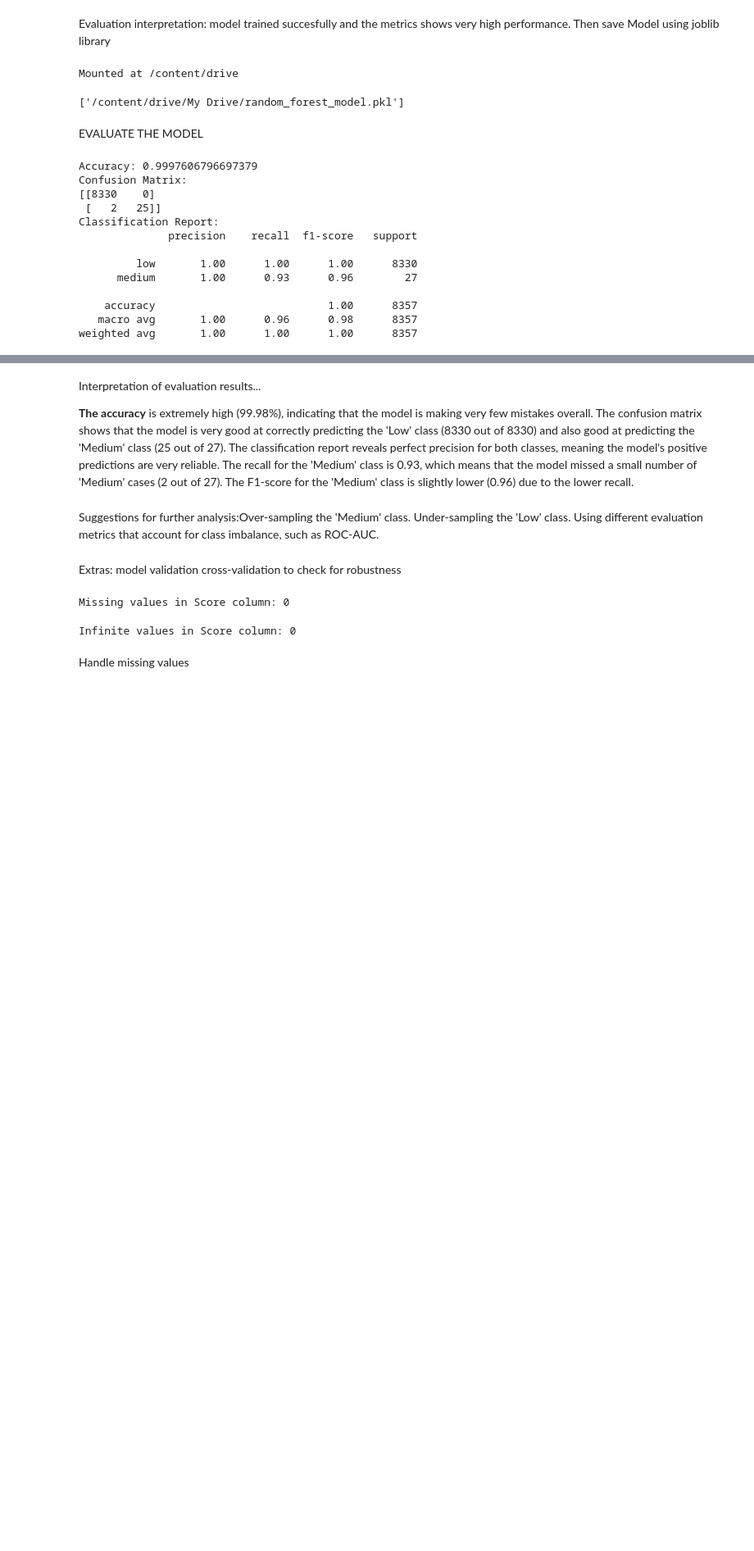
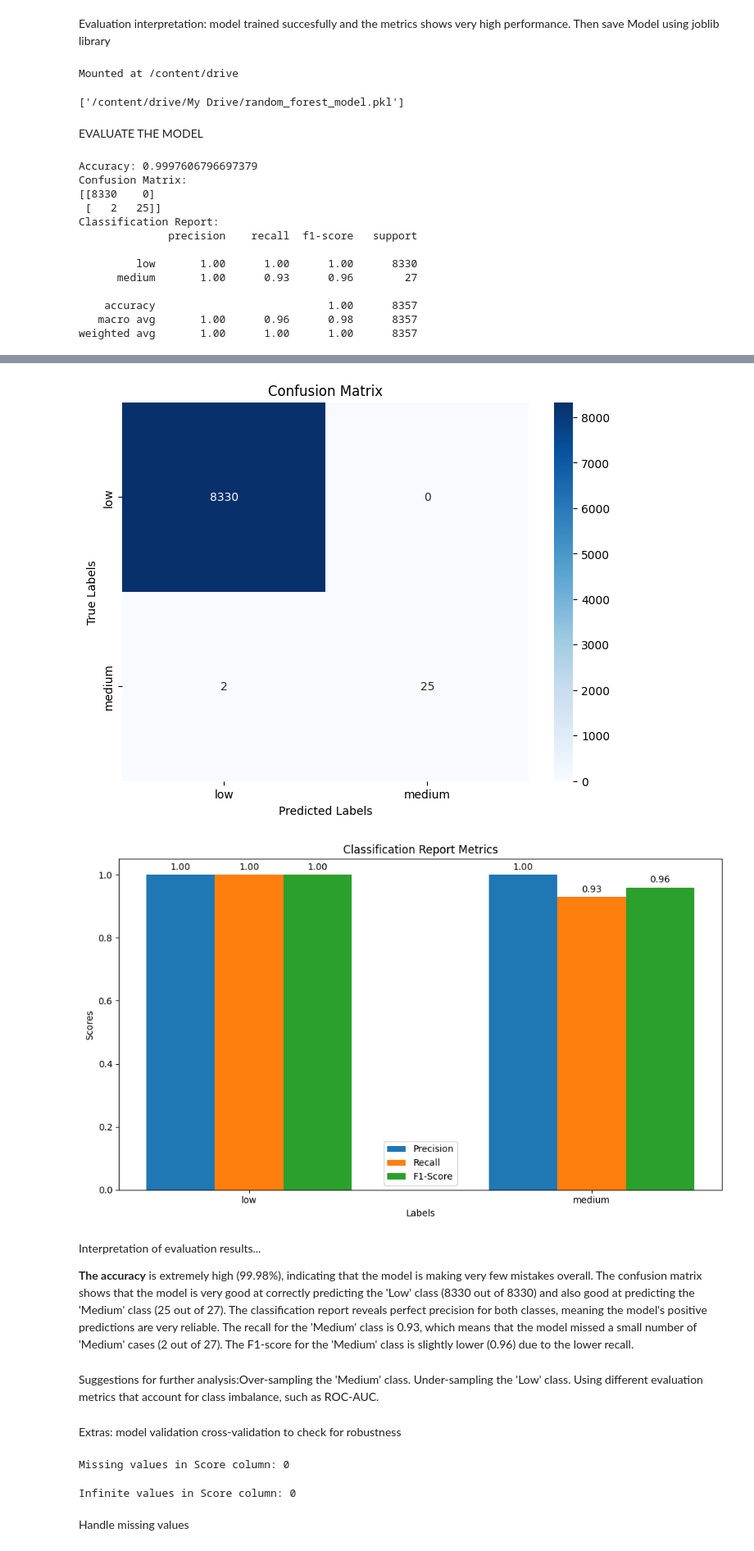
Before and after one commit to Mariejlo/Data-analytics-projects-, a Jupyter notebook: Telemedicine.ipynb, the cells around one changed output, grey strips where cells are left out. Shown at 82% size. Drawn from its saved outputs; the diff is of its cells as text; code cells hidden in the pictures; blank space fills up the shorter version.

Commit message:
Creation confusion matrix and classification report

```diff
--- a/Telemedicine.ipynb
+++ b/Telemedicine.ipynb
@@ -754,3 +754,70 @@ Classification Report:
     accuracy                           1.00      8357
    macro avg       1.00      0.96      0.98      8357
 weighted avg       1.00      1.00      1.00      8357
+# %%
+!pip install matplotlib seaborn scikit-learn
+
+import numpy as np
+import matplotlib.pyplot as plt
+import seaborn as sns
+from sklearn.metrics import confusion_matrix, classification_report
+
+# Define your evaluation results
+accuracy = 0.9997606796697379
+conf_matrix = np.array([[8330, 0], [2, 25]])
+class_report = {
+    'low': {'precision': 1.00, 'recall': 1.00, 'f1-score': 1.00, 'support': 8330},
+    'medium': {'precision': 1.00, 'recall': 0.93, 'f1-score': 0.96, 'support': 27},
+    'accuracy': 1.00,
+    'macro avg': {'precision': 1.00, 'recall': 0.96, 'f1-score': 0.98, 'support': 8357},
+    'weighted avg': {'precision': 1.00, 'recall': 1.00, 'f1-score': 1.00, 'support': 8357}
+}
+
+# Confusion Matrix Heatmap
+plt.figure(figsize=(8, 6))
+sns.heatmap(conf_matrix, annot=True, fmt='d', cmap='Blues', xticklabels=['low', 'medium'], yticklabels=['low', 'medium'])
+plt.xlabel('Predicted Labels')
+plt.ylabel('True Labels')
+plt.title('Confusion Matrix')
+plt.show()
+
+# Classification Report Bar Chart
+labels = ['low', 'medium']
+metrics = ['precision', 'recall', 'f1-score']
+
+precision = [class_report[label]['precision'] for label in labels]
+recall = [class_report[label]['recall'] for label in labels]
+f1_score = [class_report[label]['f1-score'] for label in labels]
+
+x = np.arange(len(labels))  # the label locations
+width = 0.2  # the width of the bars
+
+fig, ax = plt.subplots(figsize=(10, 6))
+bars1 = ax.bar(x - width, precision, width, label='Precision')
+bars2 = ax.bar(x, recall, width, label='Recall')
+bars3 = ax.bar(x + width, f1_score, width, label='F1-Score')
+
+ax.set_xlabel('Labels')
+ax.set_ylabel('Scores')
+ax.set_title('Classification Report Metrics')
+ax.set_xticks(x)
+ax.set_xticklabels(labels)
+ax.legend()
+
+def autolabel(bars):
+    for bar in bars:
+        height = bar.get_height()
+        ax.annotate(f'{height:.2f}',
+                    xy=(bar.get_x() + bar.get_width() / 2, height),
+                    xytext=(0, 3),  # 3 points vertical offset
+                    textcoords="offset points",
+                    ha='center', va='bottom')
+
+autolabel(bars1)
+autolabel(bars2)
+autolabel(bars3)
+
+fig.tight_layout()
+
+plt.show()
+# %% [output]
@@ -757,3 +843,5 @@ weighted avg       1.00      1.00      1.00      8357
+[figure, added]
+[figure, added]
 # %% [markdown]
 Interpretation of evaluation results...
 
```
Also changed, not shown: parts of 1 cell of this notebook.
